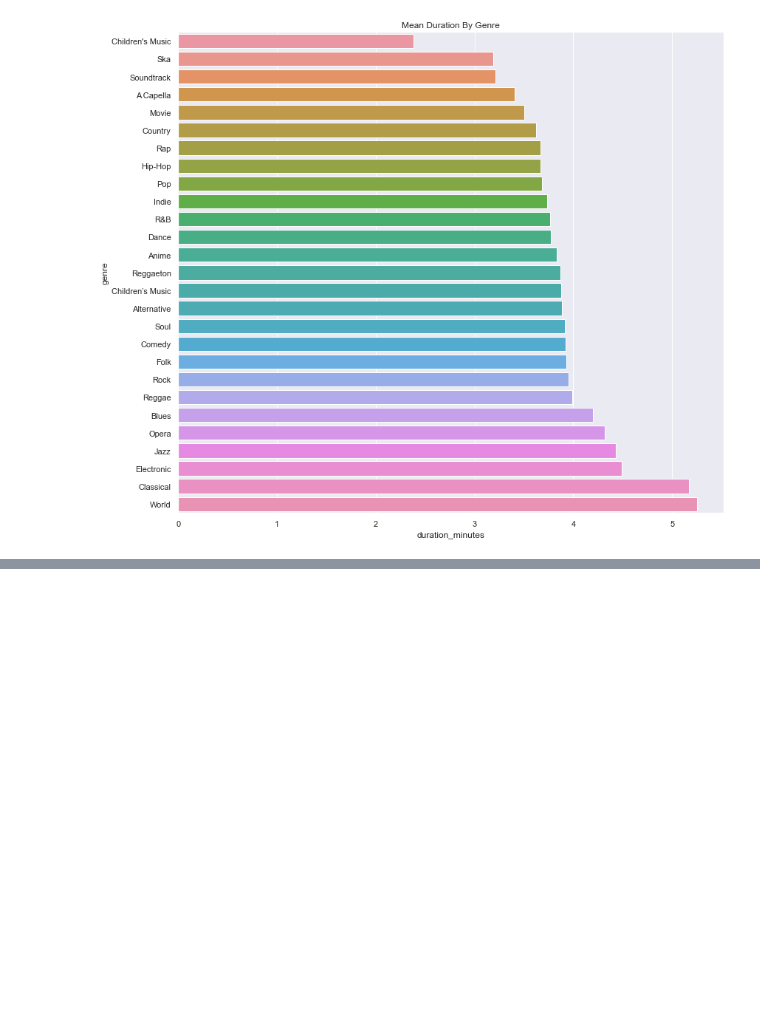
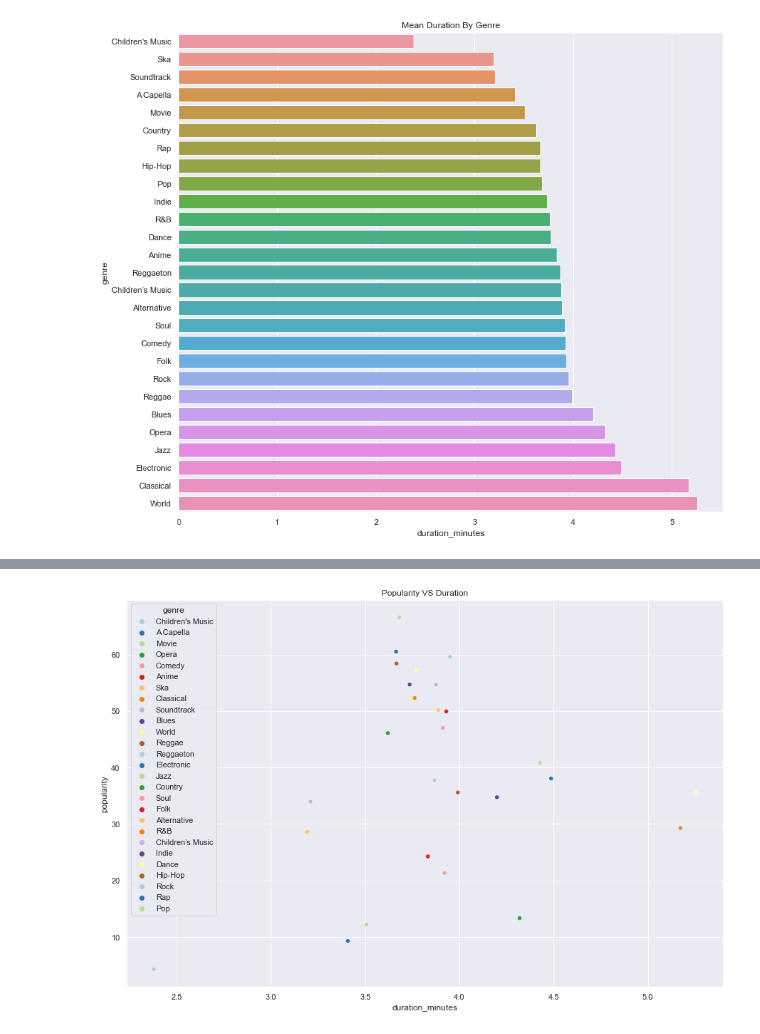
Before and after one commit to itamarKraitman/Spotify_data_analysis, a Jupyter notebook: Spotify.ipynb, the cells around one changed output, grey strips where cells are left out. Cells and saved outputs as stored; diff of their text form; code cells hidden in the pictures; blank space fills up the shorter version.

Commit message:
popularity vs duration

```diff
--- a/Spotify.ipynb
+++ b/Spotify.ipynb
@@ -225,8 +225,10 @@ popularity_duration_df
 | Soundtrack | 9646 | 33.954800 |
 | Comedy | 9681 | 21.342630 |
 # %%
+sns.set()
+
 plt.subplots(figsize=(15,10))
-sns.scatterplot(x='how many', y='popularity',data=popularity_duration_df, palette='Paired', hue='genre').set(
+sns.scatterplot(x='how many', y='popularity',data=popularity_how_many_df, palette='Paired', hue='genre').set(
     title="Popularity VS How Many Tracks")
 
 plt.show()
@@ -267,3 +269,7 @@ Electronic                4.486600
 Classical                 5.172333
 World                     5.255465
 [figure]
+# %%
+# duration vs popularity
+popularity_duration_df = mean_popularity_by_genre.join(mean_duration_by_genre)
+popularity_duration_df
@@ -269,0 +295,8 @@ World                     5.255465
+# %%
+plt.subplots(figsize=(15,10))
+sns.scatterplot(x='duration_minutes', y='popularity',data=popularity_duration_df, palette='Paired', hue='genre').set(
+    title="Popularity VS Duration")
+
+plt.show()
+# %% [output]
+[figure, added]
```
Also changed, not shown: parts of 3 cells of this notebook.
